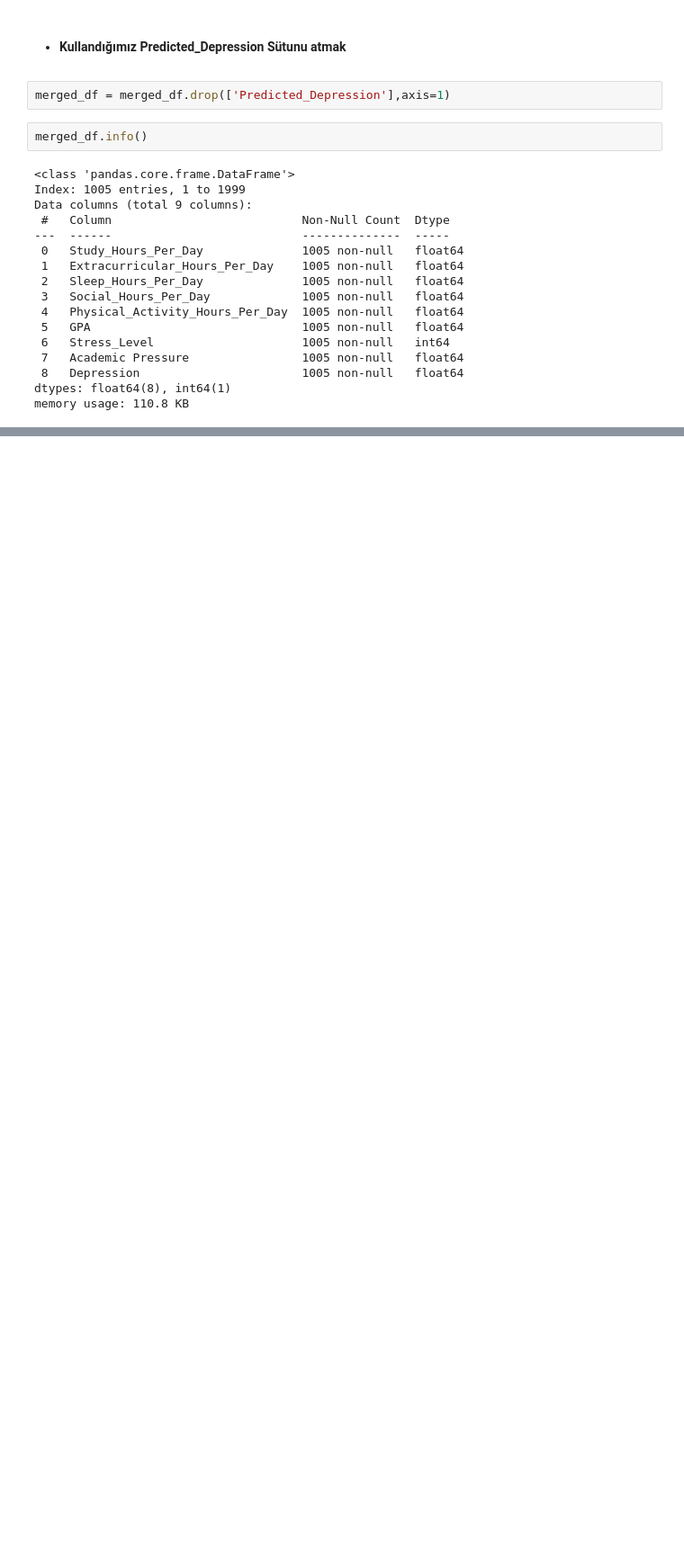
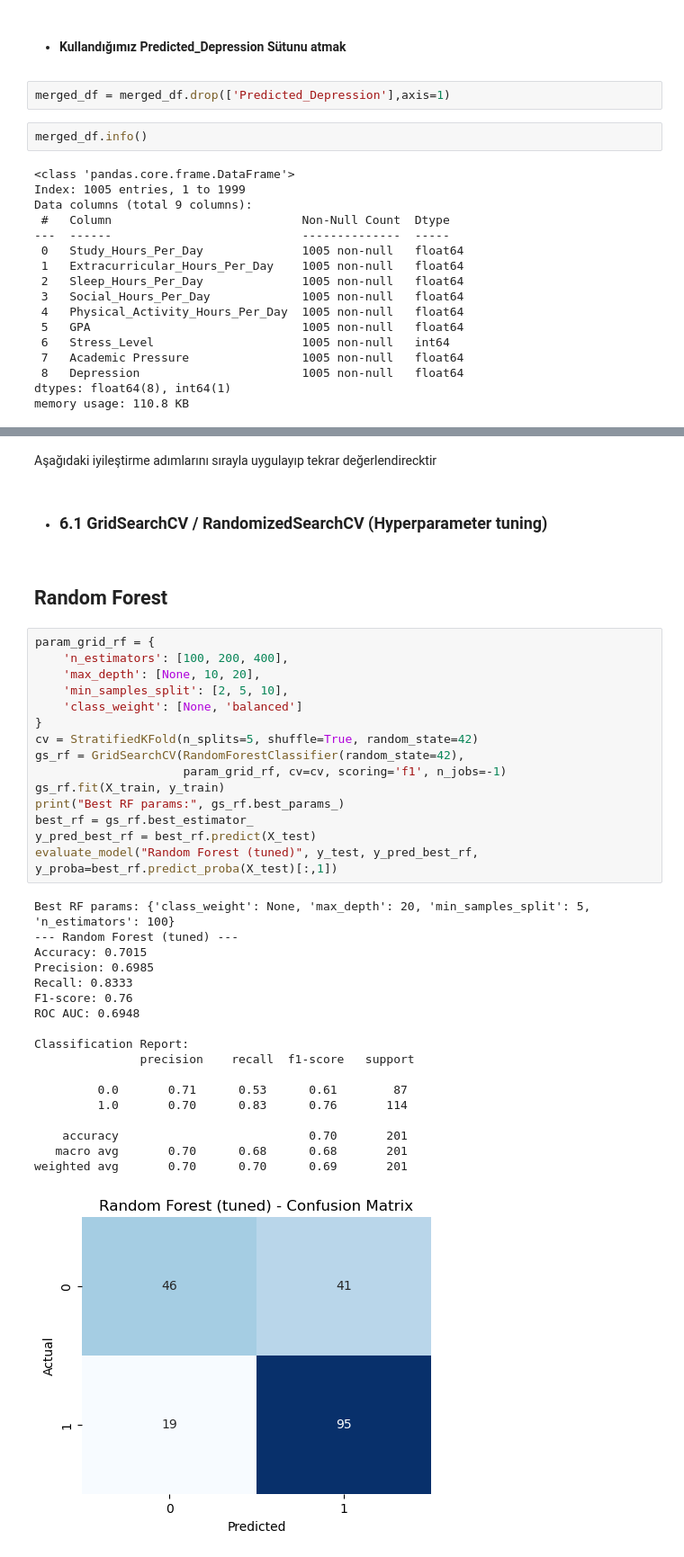
Before and after one commit to baafbass/UniMind, a Jupyter notebook: UniMind.ipynb, the cells around one changed output, grey strips where cells are left out. Shown at 90% size. Cells and saved outputs as stored; diff of their text form; blank space fills up the shorter version.

```diff
--- a/UniMind.ipynb
+++ b/UniMind.ipynb
@@ -791,0 +990,40 @@ plt.show()
+# %% [markdown]
+Aşağıdaki iyileştirme adımlarını sırayla uygulayıp tekrar değerlendirecktir
+# %% [markdown]
+- ### 6.1 GridSearchCV / RandomizedSearchCV (Hyperparameter tuning)
+# %% [markdown]
+## Random Forest
+# %%
+param_grid_rf = {
+    'n_estimators': [100, 200, 400],
+    'max_depth': [None, 10, 20],
+    'min_samples_split': [2, 5, 10],
+    'class_weight': [None, 'balanced']
+}
+cv = StratifiedKFold(n_splits=5, shuffle=True, random_state=42)
+gs_rf = GridSearchCV(RandomForestClassifier(random_state=42),
+                     param_grid_rf, cv=cv, scoring='f1', n_jobs=-1)
+gs_rf.fit(X_train, y_train)
+print("Best RF params:", gs_rf.best_params_)
+best_rf = gs_rf.best_estimator_
+y_pred_best_rf = best_rf.predict(X_test)
+evaluate_model("Random Forest (tuned)", y_test, y_pred_best_rf, y_proba=best_rf.predict_proba(X_test)[:,1])
+# %% [output]
+Best RF params: {'class_weight': None, 'max_depth': 20, 'min_samples_split': 5, 'n_estimators': 100}
+--- Random Forest (tuned) ---
+Accuracy: 0.7015
+Precision: 0.6985
+Recall: 0.8333
+F1-score: 0.76
+ROC AUC: 0.6948
+
+Classification Report:
+               precision    recall  f1-score   support
+
+         0.0       0.71      0.53      0.61        87
+         1.0       0.70      0.83      0.76       114
+
+    accuracy                           0.70       201
+   macro avg       0.70      0.68      0.68       201
+weighted avg       0.70      0.70      0.69       201
+[figure, added]
```
Also changed, not shown: parts of 57 cells of this notebook.
